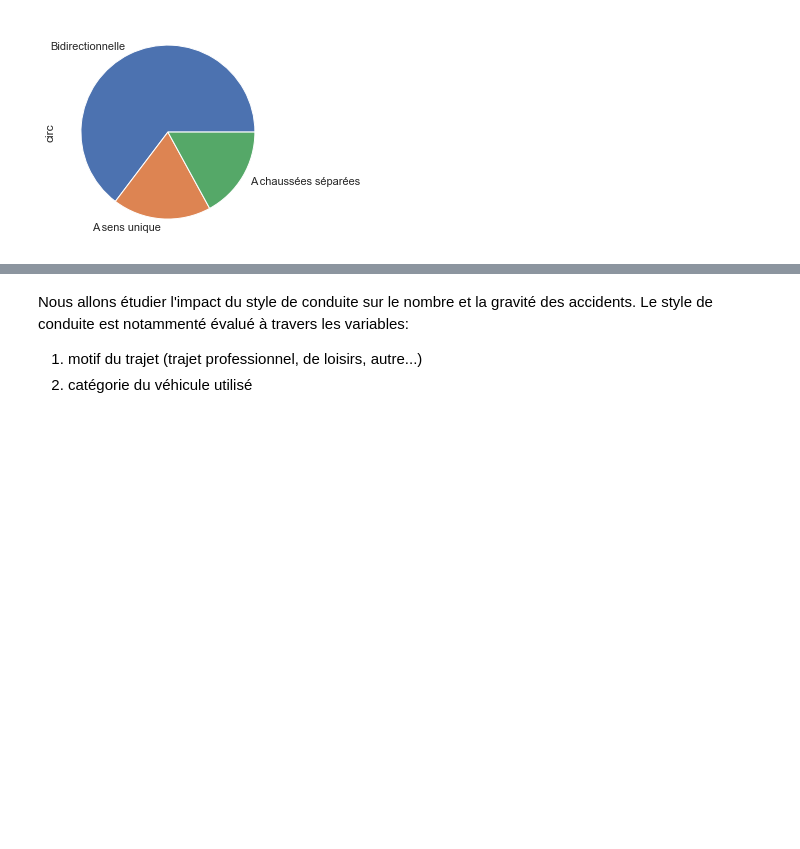
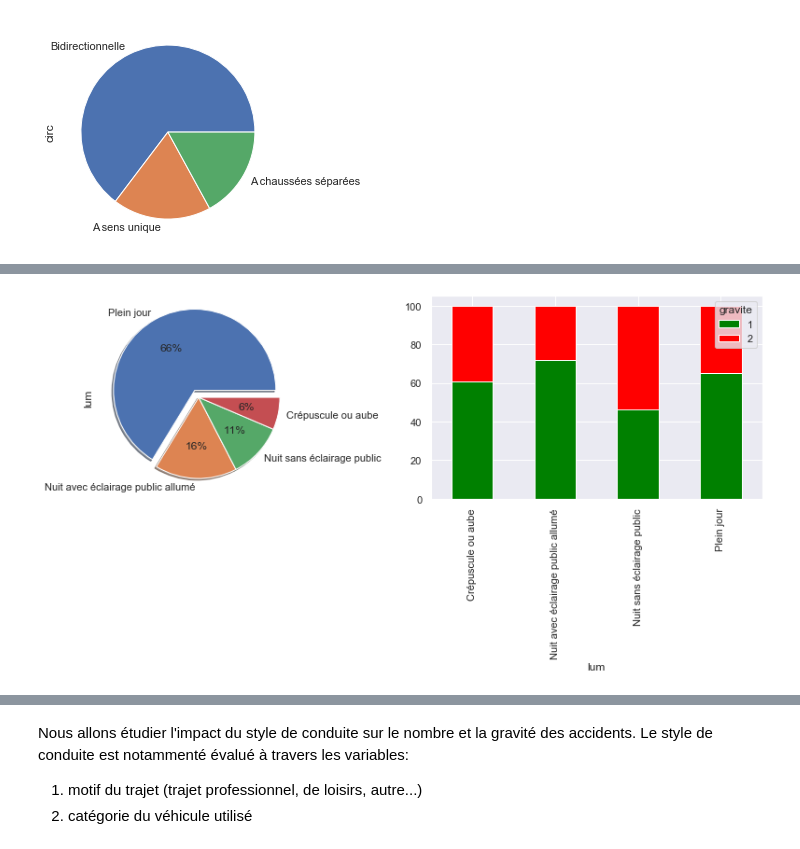
Before and after one commit to Clotilde-23/Accidents-corporels, a Jupyter notebook: Statistiques_descriptives.ipynb, the cells around one changed output, grey strips where cells are left out. Saved outputs shown, nothing was run; the diff lists cells and outputs as text; code cells hidden in the pictures; blank space fills up the shorter version.

```diff
--- a/Statistiques_descriptives.ipynb
+++ b/Statistiques_descriptives.ipynb
@@ -31,6 +29,8 @@ def diag_barres_gravite_cumulees(df, variable) :
 #On copie-colle la fonction précédente à laquelle on ajoute une dimension "ax" par souci de mise en forme pour la suite (partie "Route")
 def diag_barres_gravite_cumulees_axis1(df, variable) :
     df_crosstab = pd.crosstab(df[variable], df.gravite, normalize = "index").reset_index().set_index(variable)
+    df_crosstab[1] = (df_crosstab[1]*100).round(2)
+    df_crosstab[2] = (df_crosstab[2]*100).round(2)
     df_crosstab.plot(kind = "bar", stacked=True, color = ["green", "red"], ax=ax[1])
 # %%
 def diag_barres_interactif(df, variable) :
@@ -116,0 +122,6 @@ See the caveats in the documentation: https://pandas.pydata.org/pandas-docs/stab
+# %%
+fig, ax = plt.subplots(nrows=1, ncols=2, figsize=(14,4))
+df_accidents.lum.value_counts().plot.pie(autopct='%1.0f%%', explode=(0.1,0,0,0), shadow=True, ax=ax[0])
+diag_barres_gravite_cumulees_axis1(df_accidents, "lum")
+# %% [output]
+[figure, added]
```
Also changed, not shown: parts of 34 cells of this notebook, 1 other file.
